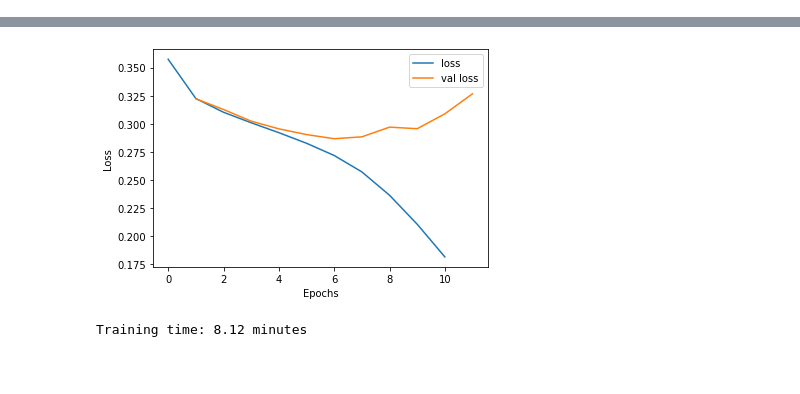
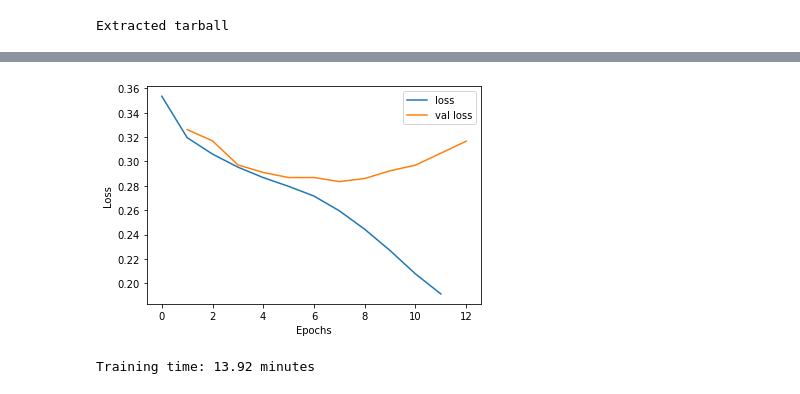
Before and after one commit to ManiacMaxo/Thesis, a Jupyter notebook: src/Final.ipynb, the cells around one changed output, grey strips where cells are left out. Cells and saved outputs as stored; diff of their text form; code cells hidden in the pictures; blank space fills up the shorter version.

```diff
--- a/src/Final.ipynb
+++ b/src/Final.ipynb
@@ -19,5 +22,7 @@ from einops import rearrange
 # %%
-X_train, y_train, X_test, y_test = load_dataset("FOX_0.75")
+X_train, y_train, X_test, y_test = load_dataset("FOX_0.50")
+# %% [output]
+Extracted tarball
 # %%
 model = Sequential(
     [
@@ -36,6 +41,7 @@ model = Sequential(
 
 es = EarlyStopping(monitor="val_loss", patience=5)
 optimizer = Adam(lr=1e-3)
+tensorboard_callback = TensorBoard(log_dir="logs/fit/" + datetime.now().strftime("%Y%m%d-%H%M%S"))
 
 model.compile(
     optimizer=optimizer,
@@ -59,7 +65,7 @@ model = train(
     model=model,
     epochs=60,
     validation_freq=1,
-    callbacks=[es, lr_schedule],
+    callbacks=[es, lr_schedule, tensorboard_callback],
     verbose=2,
     batch_size=100,
 )
@@ -84,3 +90,3 @@ Epoch 11/60
-[figure, old version]
+[figure, new version]
-Training time: 8.12 minutes
+Training time: 13.92 minutes
 # %%
```
Also changed, not shown: parts of 3 cells of this notebook, 6 other files.
